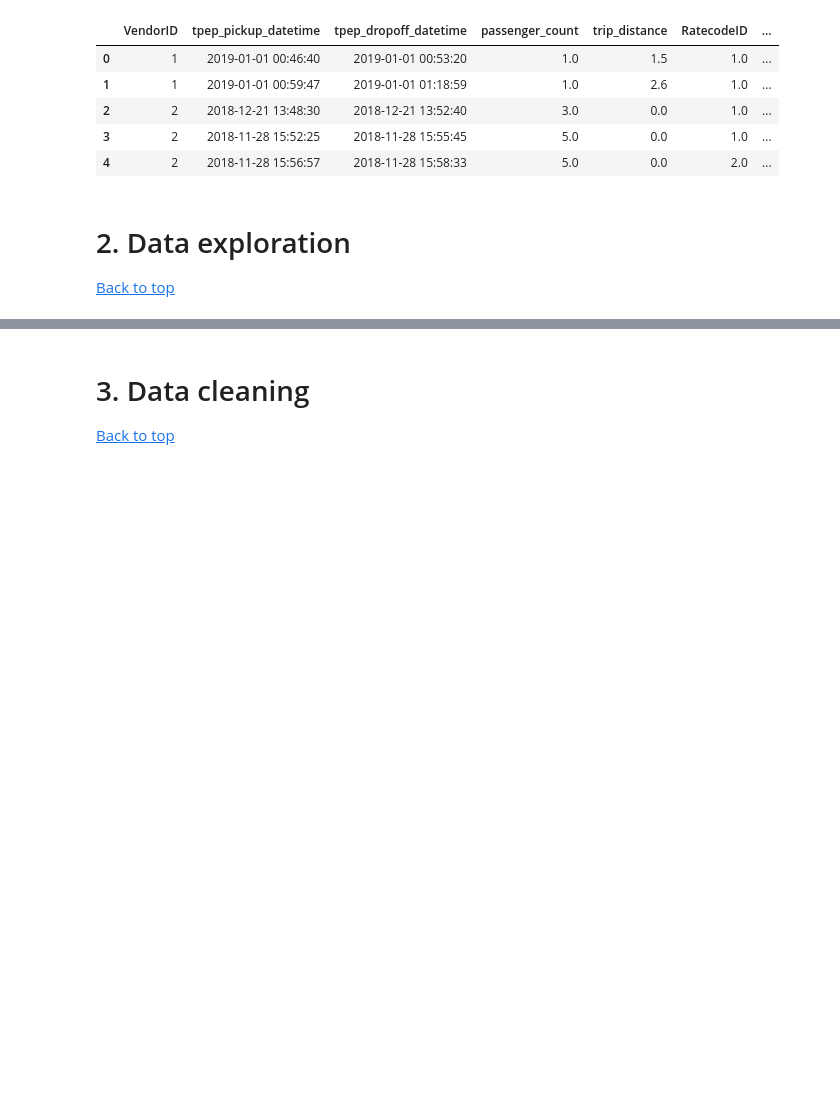
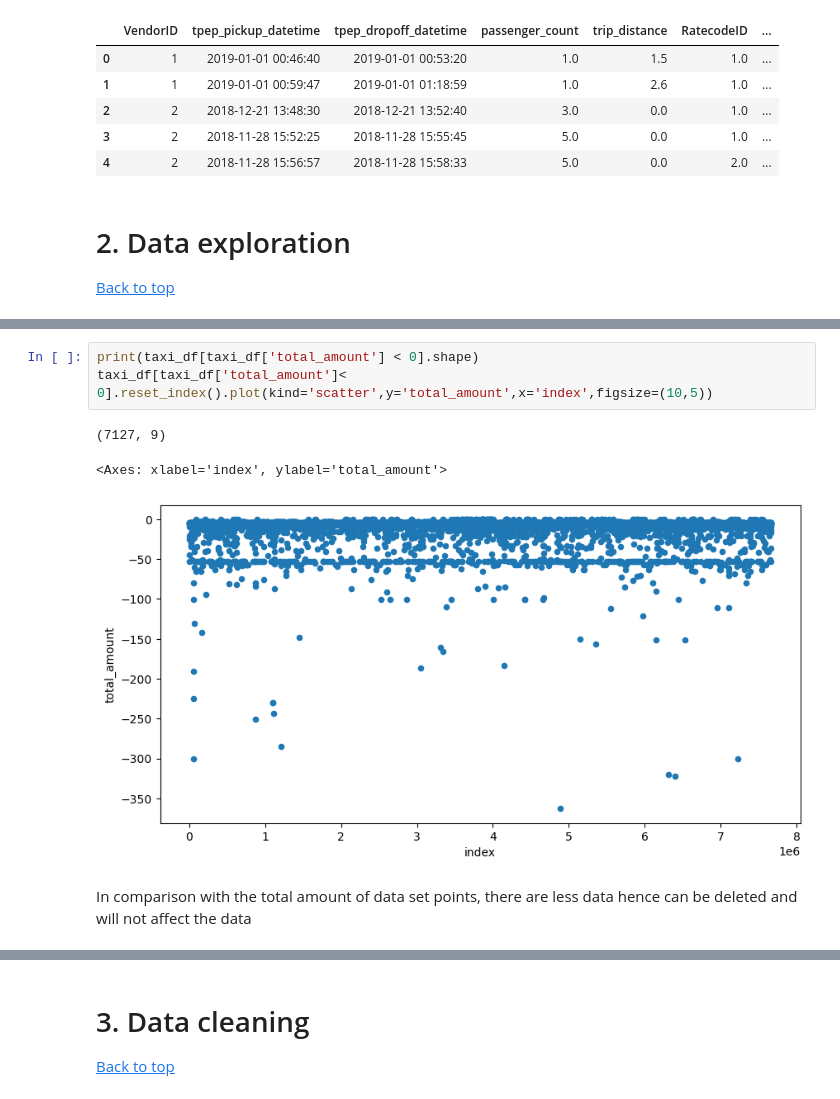
Before and after one commit to phillis21/New-York-Taxi-Analysis-Project, a Jupyter notebook: Final Notebook.ipynb, the cells around one changed output, grey strips where cells are left out. Cells and saved outputs as stored; diff of their text form; blank space fills up the shorter version.

```diff
--- a/Final Notebook.ipynb
+++ b/Final Notebook.ipynb
@@ -43,0 +92,9 @@ taxi_df.head()
+# %%
+print(taxi_df[taxi_df['total_amount'] < 0].shape)
+taxi_df[taxi_df['total_amount']< 0].reset_index().plot(kind='scatter',y='total_amount',x='index',figsize=(10,5))
+# %% [output]
+(7127, 9)
+<Axes: xlabel='index', ylabel='total_amount'>
+[figure, added]
+# %% [markdown]
+In comparison with the total amount of data set points, there are less data hence can be deleted and will not affect the data
```
Also changed, not shown: parts of 18 cells of this notebook.
